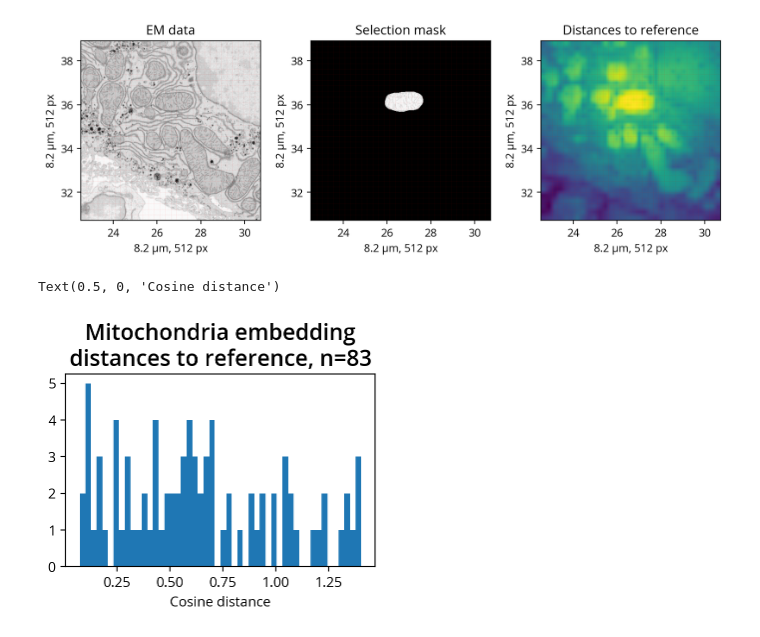
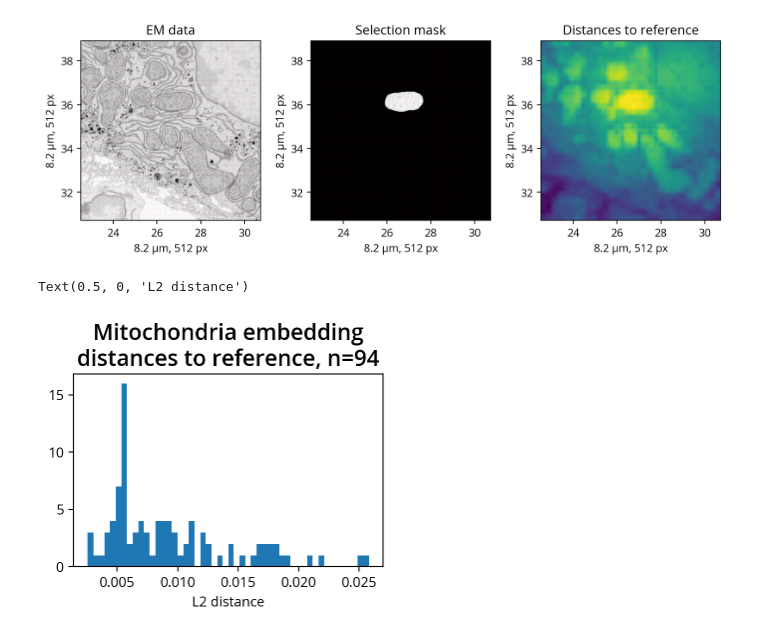
Before and after one commit to trngt/coding-tasks, a Jupyter notebook: task2/Explore_Mito_Data.ipynb, the cells around one changed output. Drawn from its saved outputs; the diff is of its cells as text; code cells hidden in the pictures.

```diff
--- a/task2/Explore_Mito_Data.ipynb
+++ b/task2/Explore_Mito_Data.ipynb
@@ -195,24 +195,25 @@ slice_analyzer.plot()
 # %%
 # Compute mitochondrial distances to the reference mitochondrion
 # in embedding space
-from scipy.spatial.distance import cosine
+from numpy.linalg import norm
+
 mito_distances_to_reference = {}
 for mito_id in mito_ids:
     target = all_mito_vectors[mito_id]
-    dist_to_ref = cosine(reference_vector, target)
+    dist_to_ref = norm(reference_vector - target)
     mito_distances_to_reference[mito_id] = dist_to_ref
 # %%
 # Retrieve and plot representative examples
 import pandas as pd
 
-dists_to_ref_df = pd.DataFrame(mito_distances_to_reference.items(), columns=['mito_id', 'cosine_distance'])\
-        .set_index('mito_id').sort_values('cosine_distance').dropna()
+dists_to_ref_df = pd.DataFrame(mito_distances_to_reference.items(), columns=['mito_id', 'l2_distance'])\
+        .set_index('mito_id').sort_values('l2_distance')
 
 # Plot the distribution of distances to the reference
 plt.figure(figsize=(4, 2.5))
-plt.hist(dists_to_ref_df.cosine_distance, bins=50)
+plt.hist(dists_to_ref_df.l2_distance, bins=50)
 plt.title(f"Mitochondria embedding\ndistances to reference, n={len(dists_to_ref_df)}", fontsize=16, fontweight='demi')
-plt.xlabel("Cosine distance")
+plt.xlabel("L2 distance")
 # %% [output]
-Text(0.5, 0, 'Cosine distance')
+Text(0.5, 0, 'L2 distance')
-[figure, old version]
+[figure, new version]
```
Also changed, not shown: parts of 8 cells of this notebook, 1 other file.
